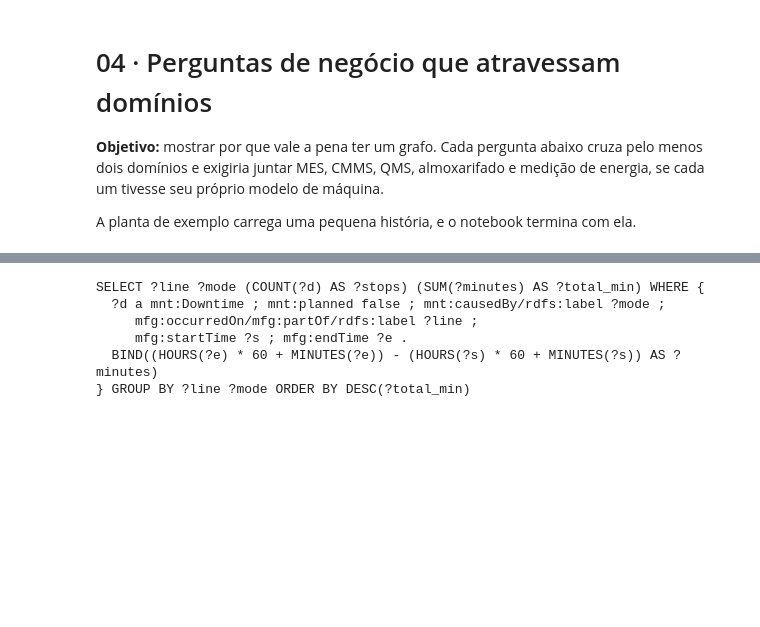
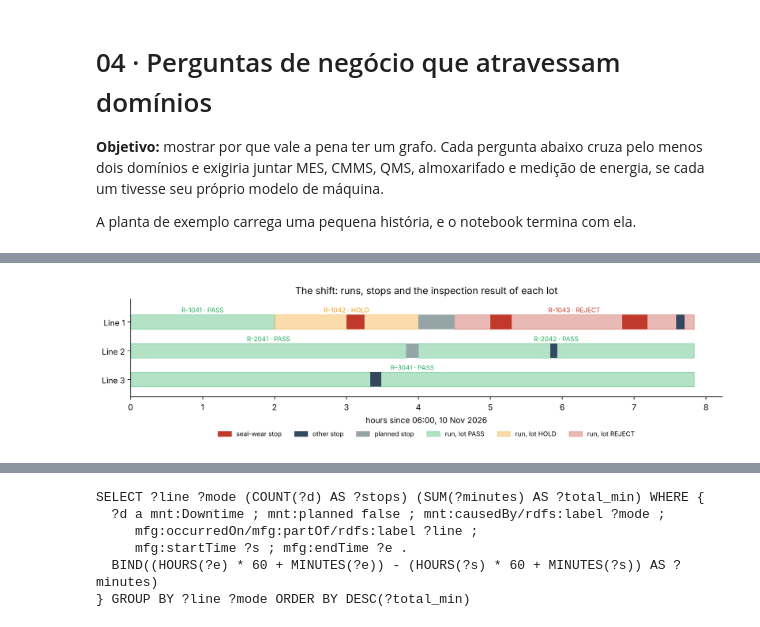
Before and after one commit to MatheusEduGarcia/industrial-ontology-lab, a Jupyter notebook: notebooks/04_consultas_de_negocio.ipynb, the cells around one changed output, grey strips where cells are left out. Cells and saved outputs as stored; diff of their text form; code cells hidden in the pictures; blank space fills up the shorter version.

```diff
--- a/notebooks/04_consultas_de_negocio.ipynb
+++ b/notebooks/04_consultas_de_negocio.ipynb
@@ -19,0 +22,5 @@ curto = lambda df: df.apply(lambda c: c.map(lambda v: v.split("/id/")[-1].split(
+# %%
+from lab import figures
+figures.timeline(g); plt.show()
+# %% [output]
+[figure, added]
```
Also changed, not shown: parts of 6 cells of this notebook, 11 other files.
